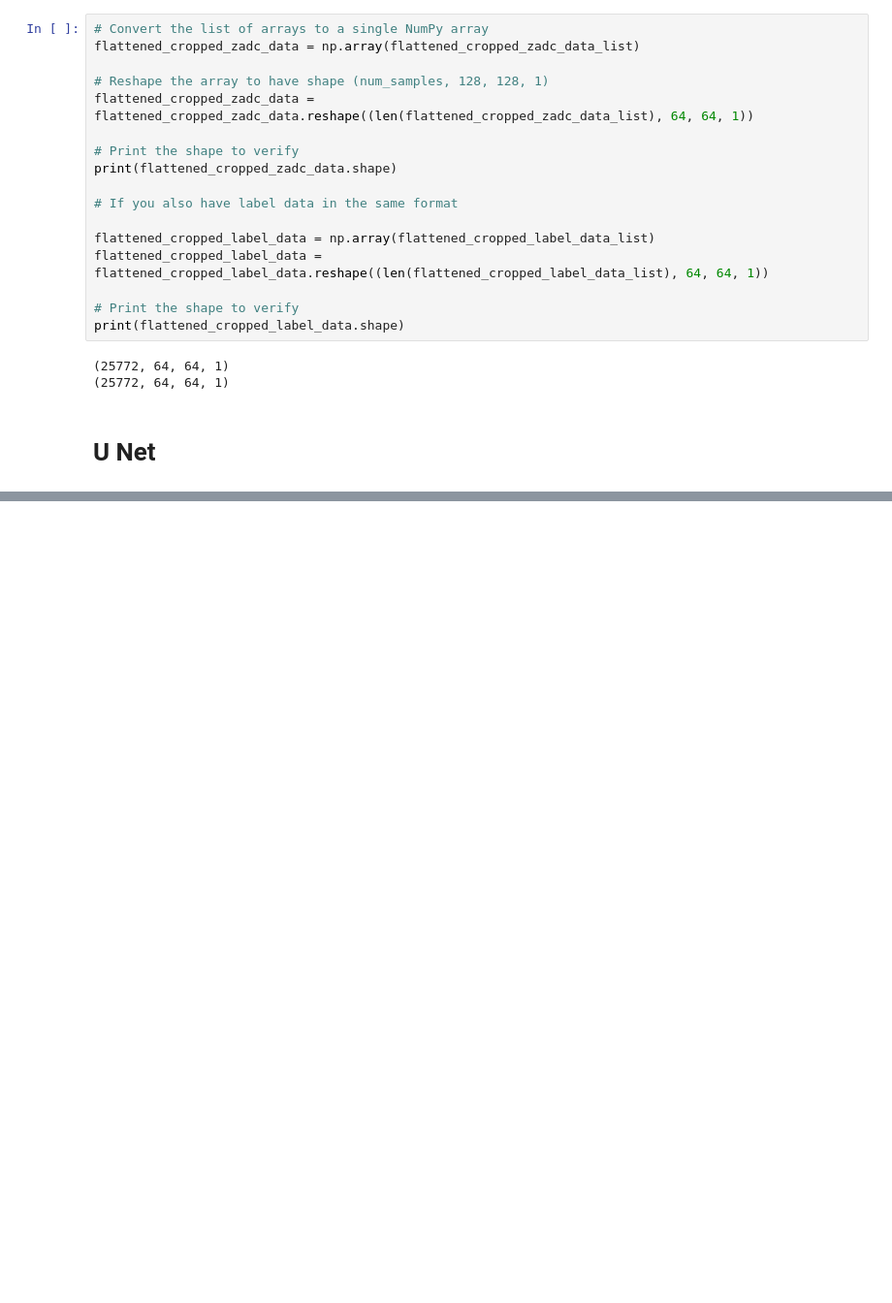
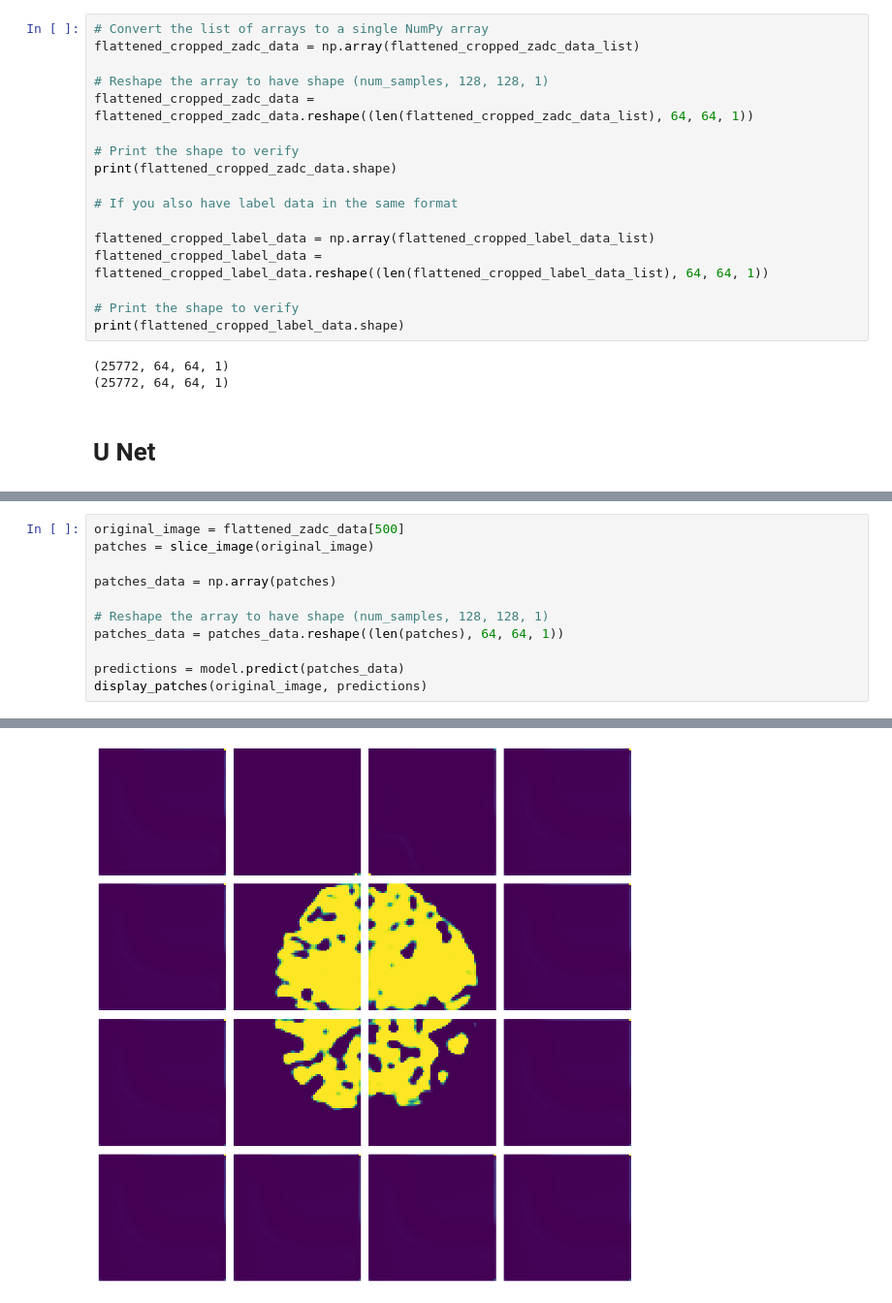
Before and after one commit to reshmaruby/Project, a Jupyter notebook: ProjectV2.ipynb, the cells around one changed output, grey strips where cells are left out. Shown: that part at 97% size. Drawn from its saved outputs; the diff is of its cells as text; blank space fills up the shorter version.

```diff
--- a/ProjectV2.ipynb
+++ b/ProjectV2.ipynb
@@ -275,0 +265,12 @@ NameError: name 'history' is not defined
+# %%
+original_image = flattened_zadc_data[500]
+patches = slice_image(original_image)
+
+patches_data = np.array(patches)
+
+# Reshape the array to have shape (num_samples, 128, 128, 1)
+patches_data = patches_data.reshape((len(patches), 64, 64, 1))
+
+predictions = model.predict(patches_data)
+display_patches(original_image, predictions)
+# %% [output]
@@ -275,0 +278 @@ NameError: name 'history' is not defined
+[figure, added]
```
Also changed, not shown: parts of 6 cells of this notebook.
